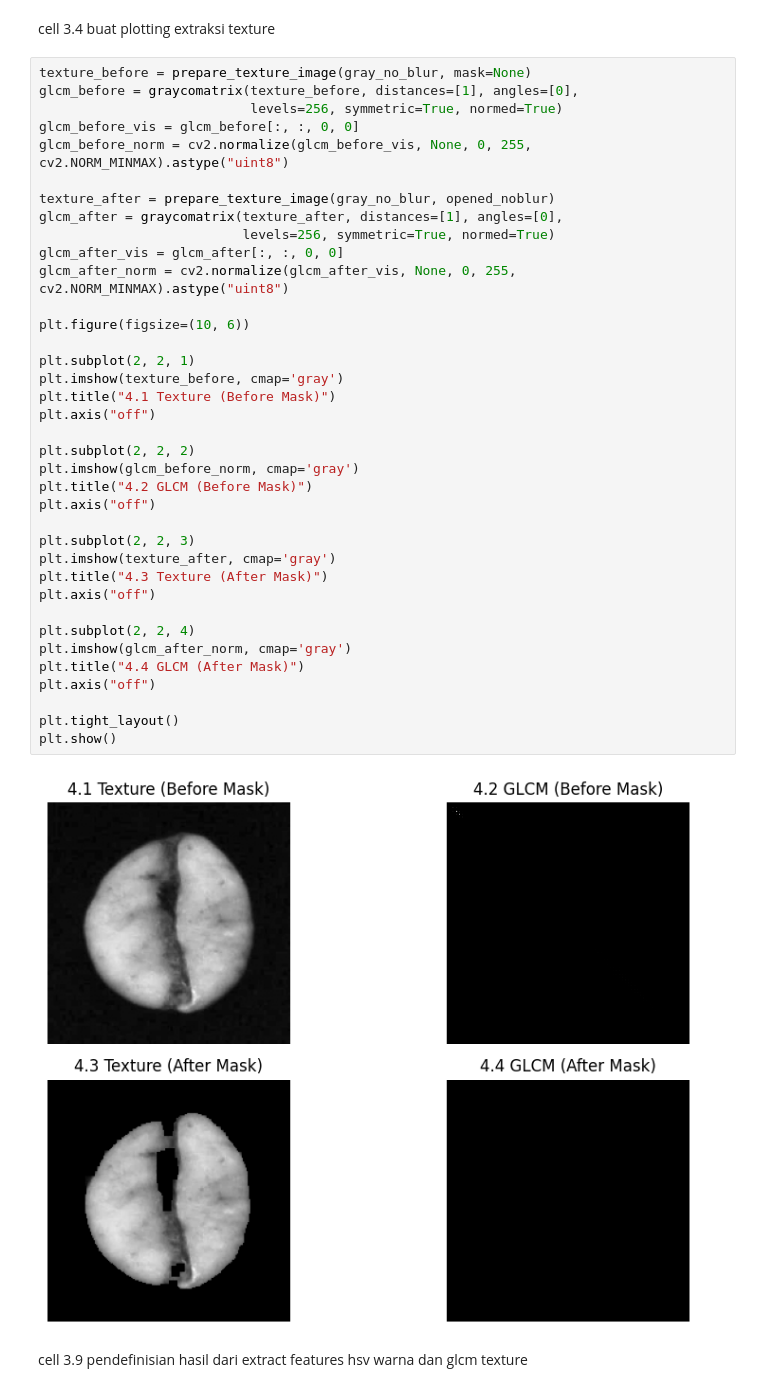
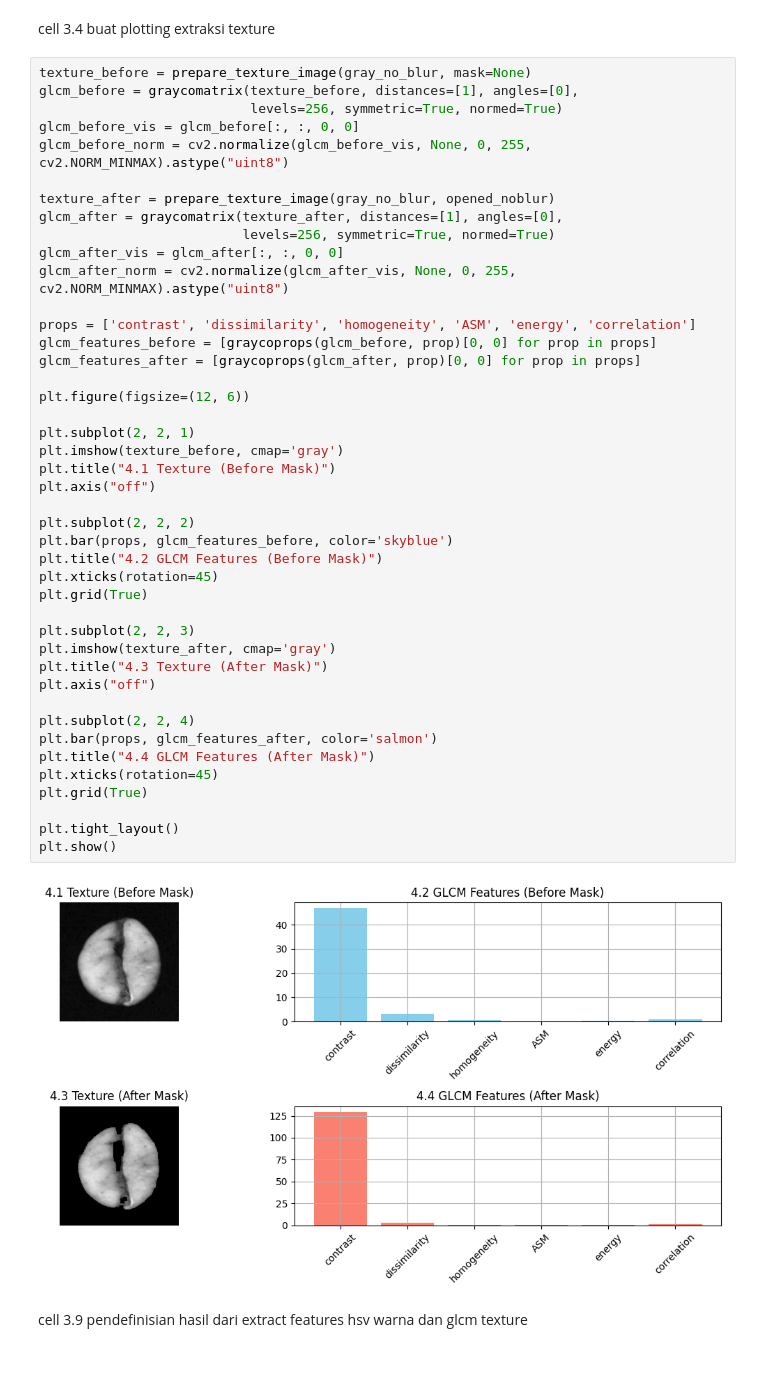
Before and after one commit to danaffani/PCD-Final-Kelompok, a Jupyter notebook: sc.ipynb, the cells around one changed output. Drawn from its saved outputs; the diff is of its cells as text; blank space fills up the shorter version.

```diff
--- a/sc.ipynb
+++ b/sc.ipynb
@@ -200,41 +194,47 @@ cell 3.4 buat plotting extraksi texture
 texture_before = prepare_texture_image(gray_no_blur, mask=None)
 glcm_before = graycomatrix(texture_before, distances=[1], angles=[0],
                            levels=256, symmetric=True, normed=True)
 glcm_before_vis = glcm_before[:, :, 0, 0]
 glcm_before_norm = cv2.normalize(glcm_before_vis, None, 0, 255, cv2.NORM_MINMAX).astype("uint8")
 
 texture_after = prepare_texture_image(gray_no_blur, opened_noblur)
 glcm_after = graycomatrix(texture_after, distances=[1], angles=[0],
                           levels=256, symmetric=True, normed=True)
 glcm_after_vis = glcm_after[:, :, 0, 0]
 glcm_after_norm = cv2.normalize(glcm_after_vis, None, 0, 255, cv2.NORM_MINMAX).astype("uint8")
 
-plt.figure(figsize=(10, 6))
+props = ['contrast', 'dissimilarity', 'homogeneity', 'ASM', 'energy', 'correlation']
+glcm_features_before = [graycoprops(glcm_before, prop)[0, 0] for prop in props]
+glcm_features_after = [graycoprops(glcm_after, prop)[0, 0] for prop in props]
+
+plt.figure(figsize=(12, 6))
 
 plt.subplot(2, 2, 1)
 plt.imshow(texture_before, cmap='gray')
 plt.title("4.1 Texture (Before Mask)")
 plt.axis("off")
 
 plt.subplot(2, 2, 2)
-plt.imshow(glcm_before_norm, cmap='gray')
-plt.title("4.2 GLCM (Before Mask)")
-plt.axis("off")
+plt.bar(props, glcm_features_before, color='skyblue')
+plt.title("4.2 GLCM Features (Before Mask)")
+plt.xticks(rotation=45)
+plt.grid(True)
 
 plt.subplot(2, 2, 3)
 plt.imshow(texture_after, cmap='gray')
 plt.title("4.3 Texture (After Mask)")
 plt.axis("off")
 
 plt.subplot(2, 2, 4)
-plt.imshow(glcm_after_norm, cmap='gray')
-plt.title("4.4 GLCM (After Mask)")
-plt.axis("off")
+plt.bar(props, glcm_features_after, color='salmon')
+plt.title("4.4 GLCM Features (After Mask)")
+plt.xticks(rotation=45)
+plt.grid(True)
 
 plt.tight_layout()
 plt.show()
 # %% [output]
-[figure, old version]
+[figure, new version]
 # %% [markdown]
 cell 3.9 pendefinisian hasil dari extract features hsv warna dan glcm texture
 # %%
```
Also changed, not shown: parts of 5 cells of this notebook, 10 other files.
